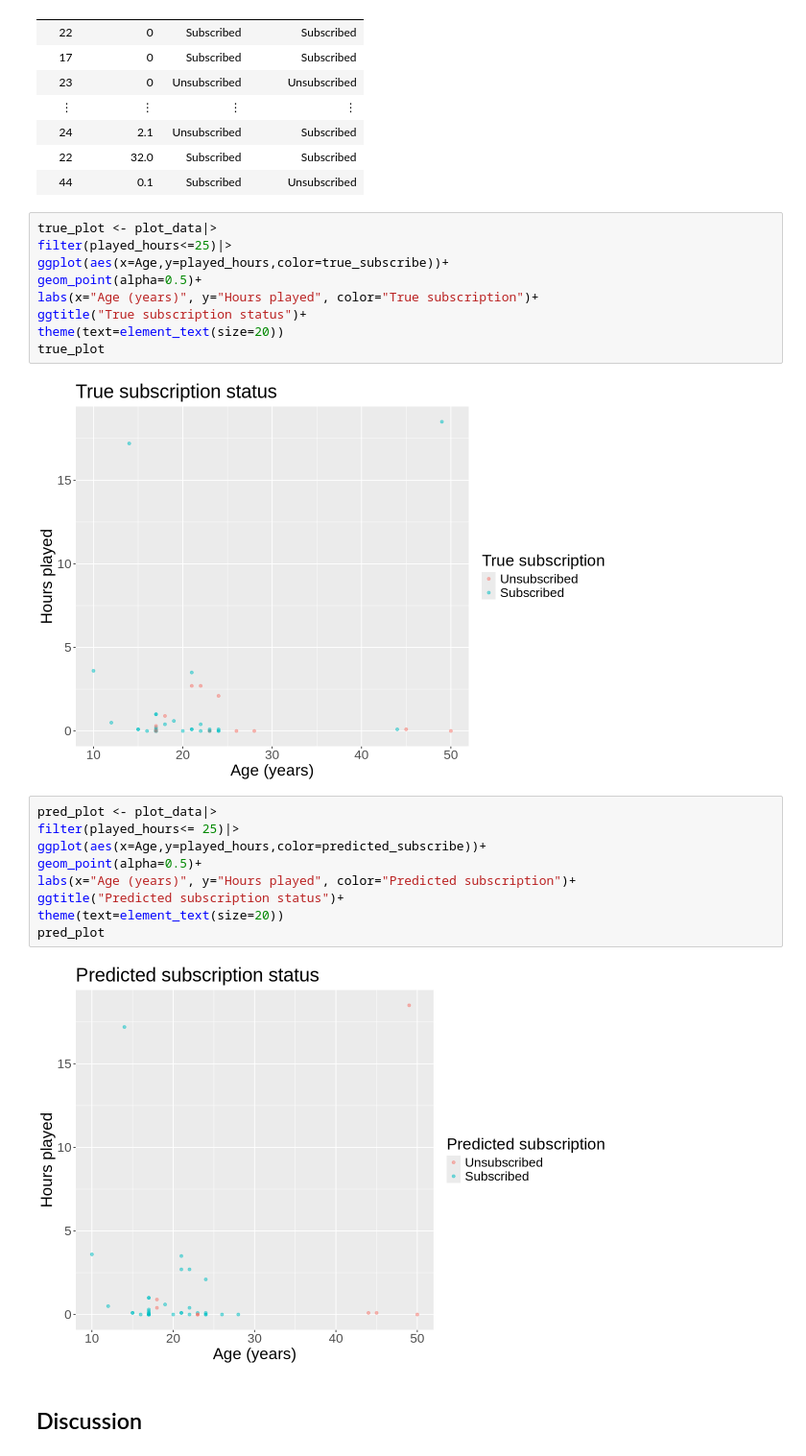
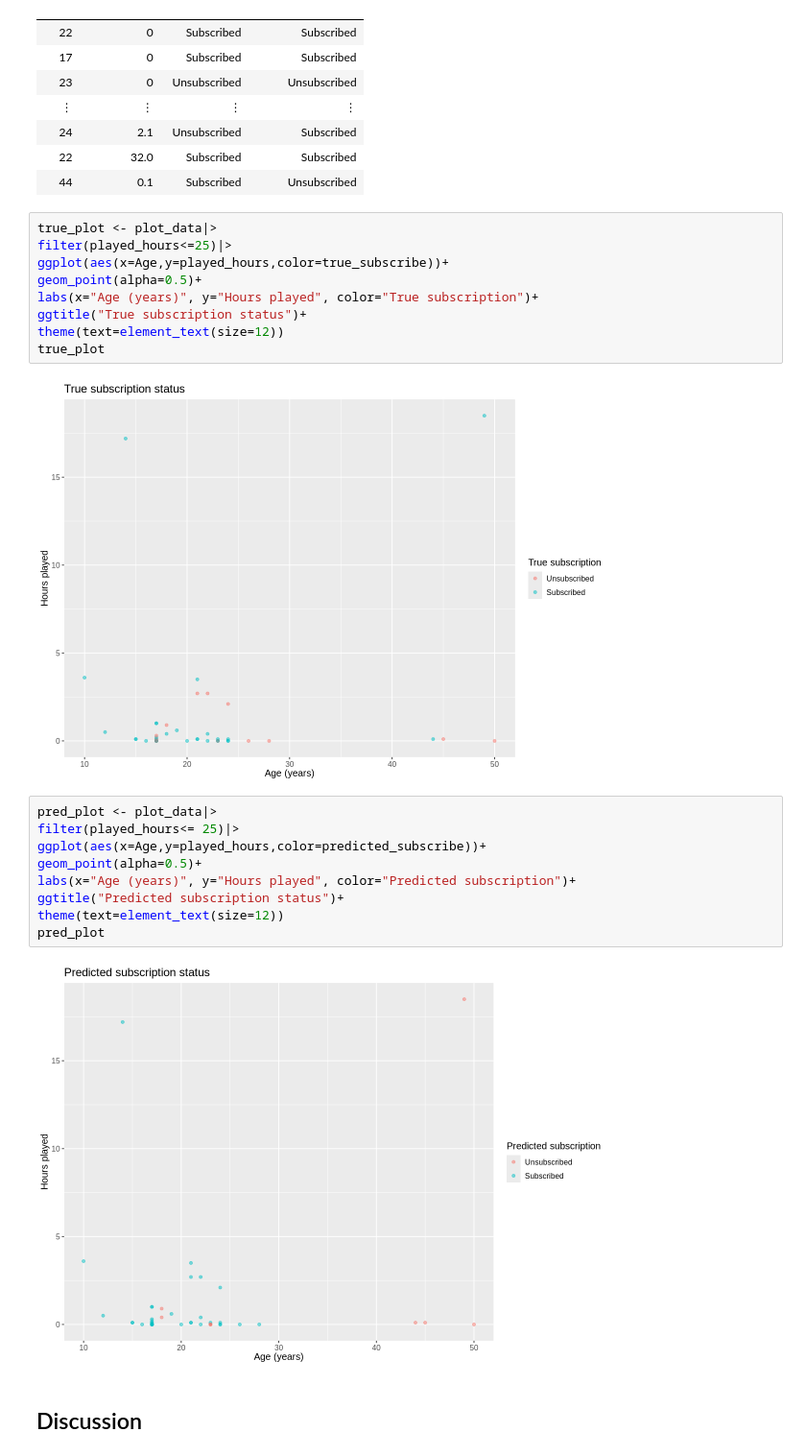
Before and after one commit to katelynteng/group_2_final_project, a Jupyter notebook: group_2_final_project.ipynb, the cells around one changed output. Shown at 96% size. Cells and saved outputs as stored; diff of their text form.

```diff
--- a/group_2_final_project.ipynb
+++ b/group_2_final_project.ipynb
@@ -356,21 +356,21 @@ ggplot(aes(x=Age,y=played_hours,color=true_subscribe))+
 geom_point(alpha=0.5)+
 labs(x="Age (years)", y="Hours played", color="True subscription")+
 ggtitle("True subscription status")+
-theme(text=element_text(size=20))
+theme(text=element_text(size=12))
 true_plot
 # %% [output]
-[figure, old version]
+[figure, new version]
 # %%
 pred_plot <- plot_data|>
 filter(played_hours<= 25)|>
 ggplot(aes(x=Age,y=played_hours,color=predicted_subscribe))+
 geom_point(alpha=0.5)+
 labs(x="Age (years)", y="Hours played", color="Predicted subscription")+
 ggtitle("Predicted subscription status")+
-theme(text=element_text(size=20))
+theme(text=element_text(size=12))
 pred_plot
 # %% [output]
-[figure, old version]
+[figure, new version]
 # %% [markdown]
 ## Discussion
 # %% [markdown]
```
Also changed, not shown: parts of 2 cells of this notebook.
